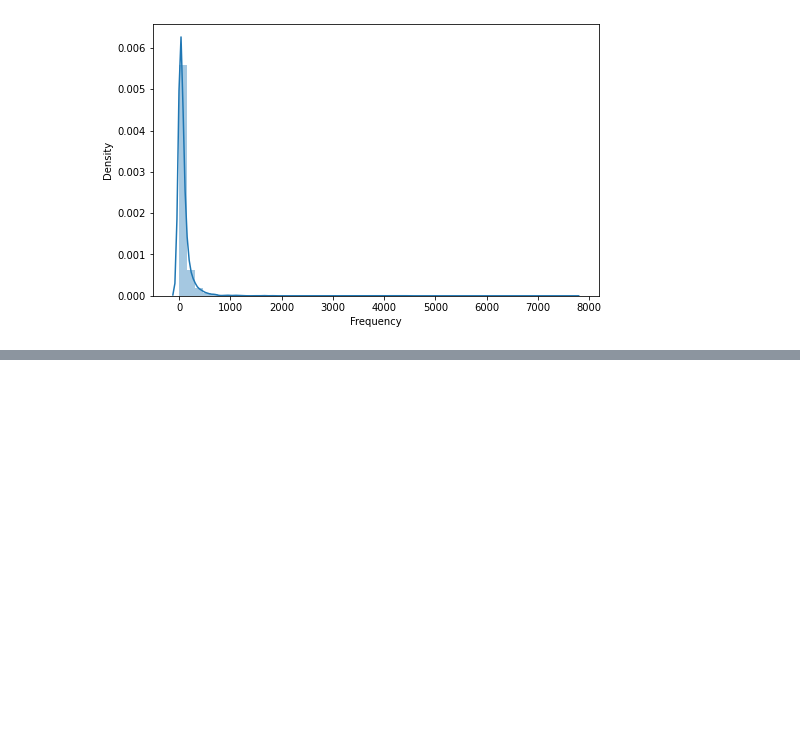
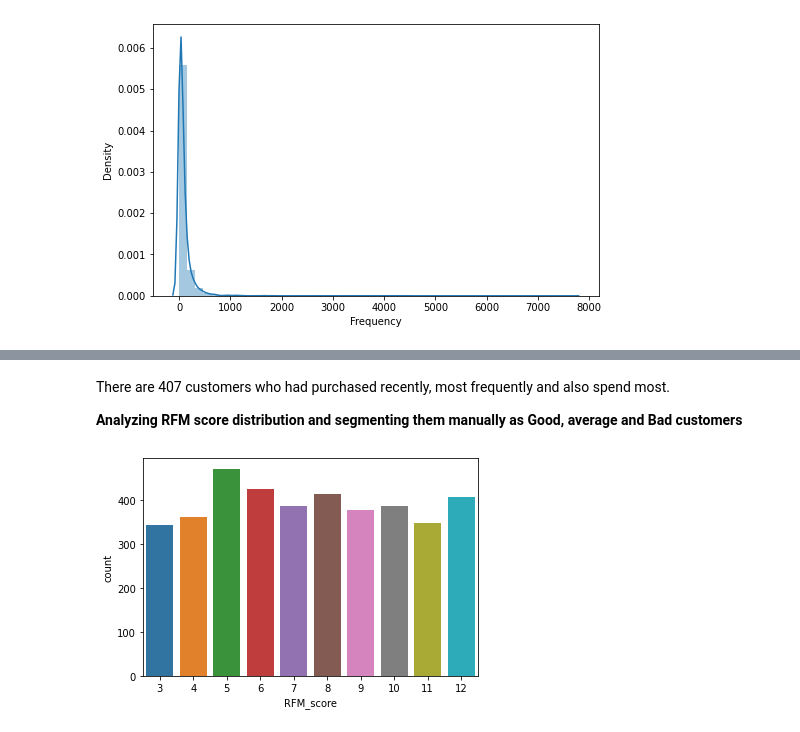
Before and after one commit to harishgawade1999/Online-Retail-Customer-Segmentation, a Jupyter notebook: Harish_Online_Retail_Customer_Segmentation_Capstone_Project.ipynb, the cells around one changed output, grey strips where cells are left out. Saved outputs shown, nothing was run; the diff lists cells and outputs as text; code cells hidden in the pictures; blank space fills up the shorter version.

```diff
--- a/Harish_Online_Retail_Customer_Segmentation_Capstone_Project.ipynb
+++ b/Harish_Online_Retail_Customer_Segmentation_Capstone_Project.ipynb
@@ -538,0 +607,3 @@ sns.distplot(frequency_df['Frequency']);
+# %%
+quartiles= rfm_df.quantile(q=[0.25,0.5,0.75])
+quartiles
@@ -538,0 +619,26 @@ sns.distplot(frequency_df['Frequency']);
+# %%
+#Functions to create R, F and M segments
+def RScoring(x,p,d):
+    if x <= d[p][0.25]:
+        return 4
+    elif x <= d[p][0.50]:
+        return 3
+    elif x <= d[p][0.75]:
+        return 2
+    else:
+        return 1
+
+def FnMScoring(x,p,d):
+    if x <= d[p][0.25]:
+        return 1
+    elif x <= d[p][0.50]:
+        return 2
+    elif x <= d[p][0.75]:
+        return 3
+    else:
+        return 4
+# %%
+#Calculating R, F and M segment value and adding into existing dataset
+rfm_df['R'] = rfm_df['Recency'].apply(RScoring, args=('Recency',quartiles,))
+rfm_df['F'] = rfm_df['Frequency'].apply(FnMScoring, args=('Frequency',quartiles,))
+rfm_df['M'] = rfm_df['Monetary'].apply(FnMScoring, args=('Monetary',quartiles,))
@@ -538,0 +659,7 @@ sns.distplot(frequency_df['Frequency']);
+# %%
+# Concatenating RFM
+rfm_df['RFM_Segment'] = rfm_df['R'].map(str) + rfm_df['F'].map(str) + rfm_df['M'].map(str)
+
+#Calculating RFMScore
+rfm_df['RFM_score'] = rfm_df[['R', 'F', 'M']].sum(axis = 1)
+rfm_df.head()
@@ -538,0 +693,8 @@ sns.distplot(frequency_df['Frequency']);
+# %% [markdown]
+There are 407 customers who had purchased recently, most frequently and also spend most.
+
+**Analyzing RFM score distribution and segmenting them manually as Good, average and Bad customers**
+# %%
+sns.countplot(rfm_df["RFM_score"]);
+# %% [output]
+[figure, added]
```
Also changed, not shown: parts of 23 cells of this notebook.
